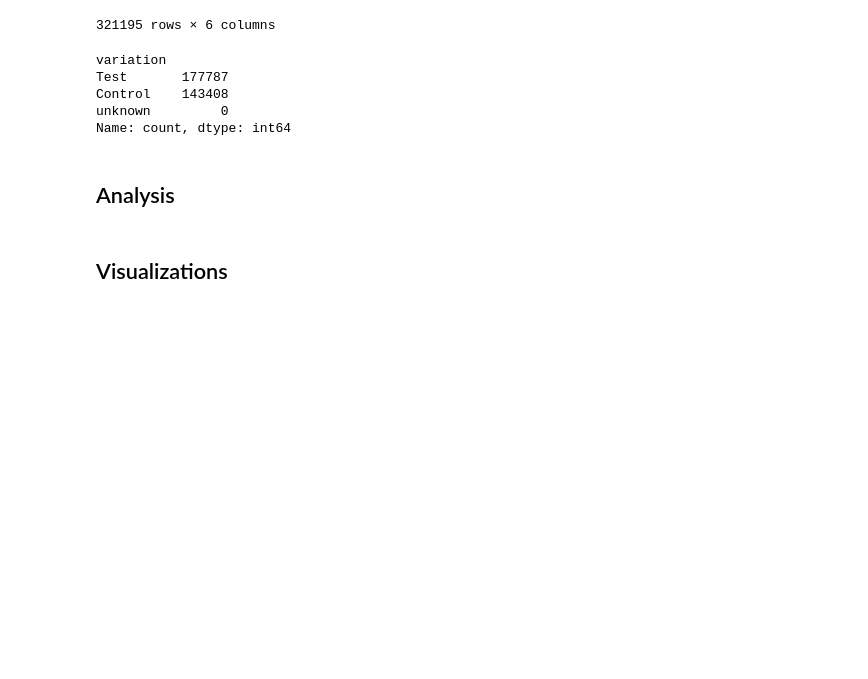
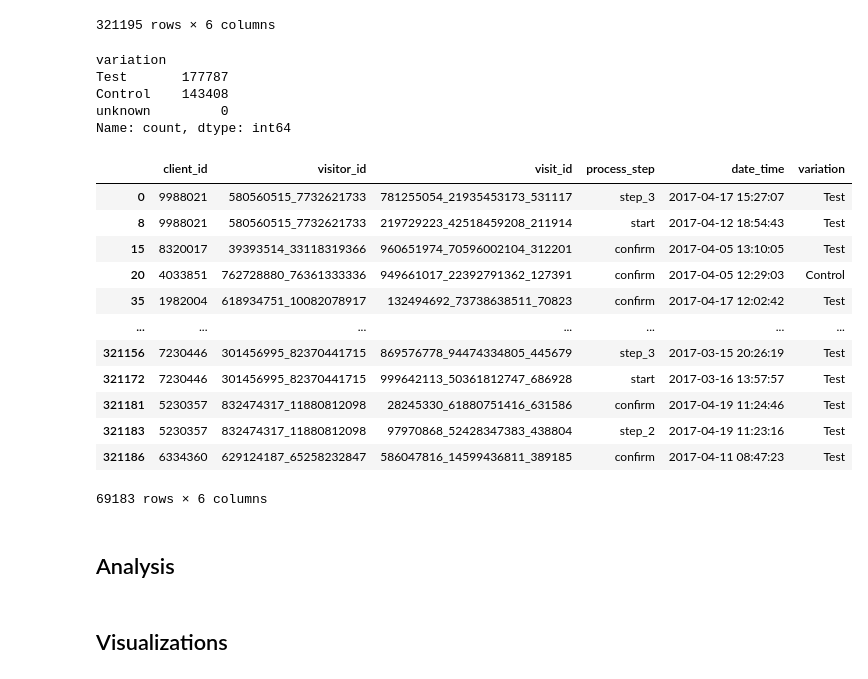
Before and after one commit to Aru-jan/vanguard-ab-test, a Jupyter notebook: main.ipynb, the cells around one changed output. Cells and saved outputs as stored; diff of their text form; code cells hidden in the pictures; blank space fills up the shorter version.

Commit message:
made unique visits_id

```diff
--- a/main.ipynb
+++ b/main.ipynb
@@ -247,6 +247,23 @@ Test       177787
 Control    143408
 unknown         0
 Name: count, dtype: int64
+# %%
+unique_visits_variations = visits_variations.drop_duplicates(subset='visit_id')
+display(unique_visits_variations)
+# %% [output]
+|  | client_id | visitor_id | visit_id | process_step | date_time | variation |
+| 0 | 9988021 | 580560515_7732621733 | 781255054_21935453173_531117 | step_3 | 2017-04-17 15:27:07 | Test |
+| 8 | 9988021 | 580560515_7732621733 | 219729223_42518459208_211914 | start | 2017-04-12 18:54:43 | Test |
+| 15 | 8320017 | 39393514_33118319366 | 960651974_70596002104_312201 | confirm | 2017-04-05 13:10:05 | Test |
+| 20 | 4033851 | 762728880_76361333336 | 949661017_22392791362_127391 | confirm | 2017-04-05 12:29:03 | Control |
+| 35 | 1982004 | 618934751_10082078917 | 132494692_73738638511_70823 | confirm | 2017-04-17 12:02:42 | Test |
+| ... | ... | ... | ... | ... | ... | ... |
+| 321156 | 7230446 | 301456995_82370441715 | 869576778_94474334805_445679 | step_3 | 2017-03-15 20:26:19 | Test |
+| 321172 | 7230446 | 301456995_82370441715 | 999642113_50361812747_686928 | start | 2017-03-16 13:57:57 | Test |
+| 321181 | 5230357 | 832474317_11880812098 | 28245330_61880751416_631586 | confirm | 2017-04-19 11:24:46 | Test |
+| 321183 | 5230357 | 832474317_11880812098 | 97970868_52428347383_438804 | step_2 | 2017-04-19 11:23:16 | Test |
+| 321186 | 6334360 | 629124187_65258232847 | 586047816_14599436811_389185 | confirm | 2017-04-11 08:47:23 | Test |
+69183 rows × 6 columns
 # %%
 # Handle outliers
 # %%
```
